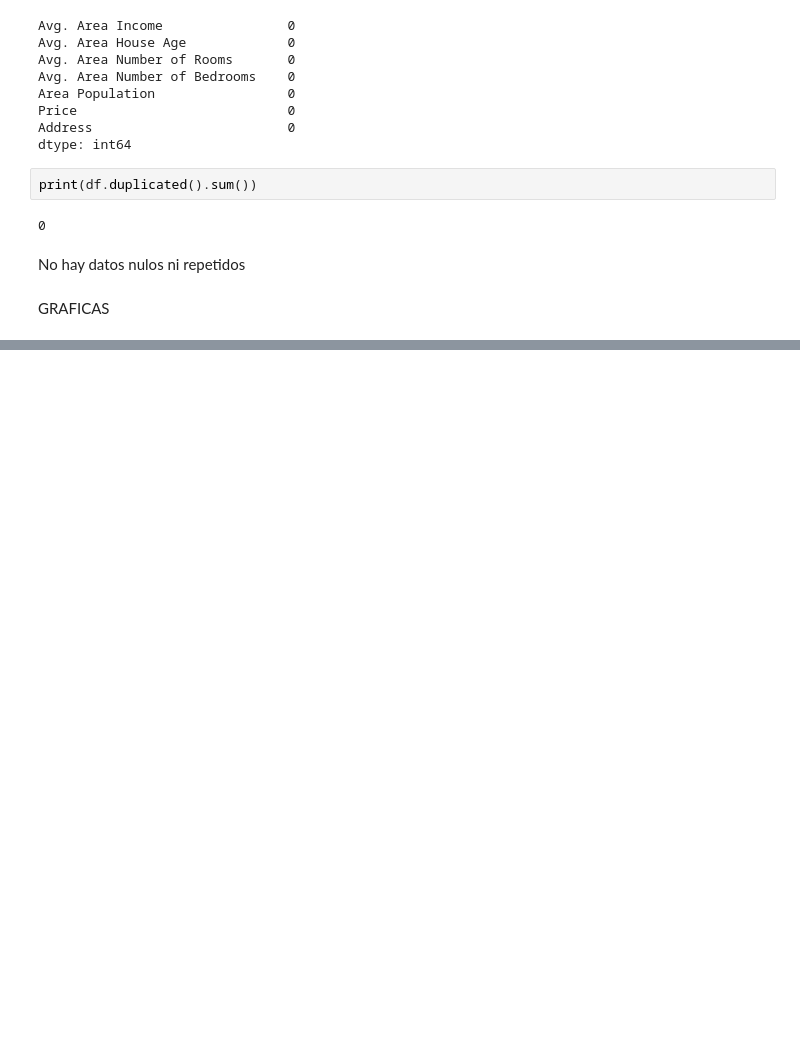
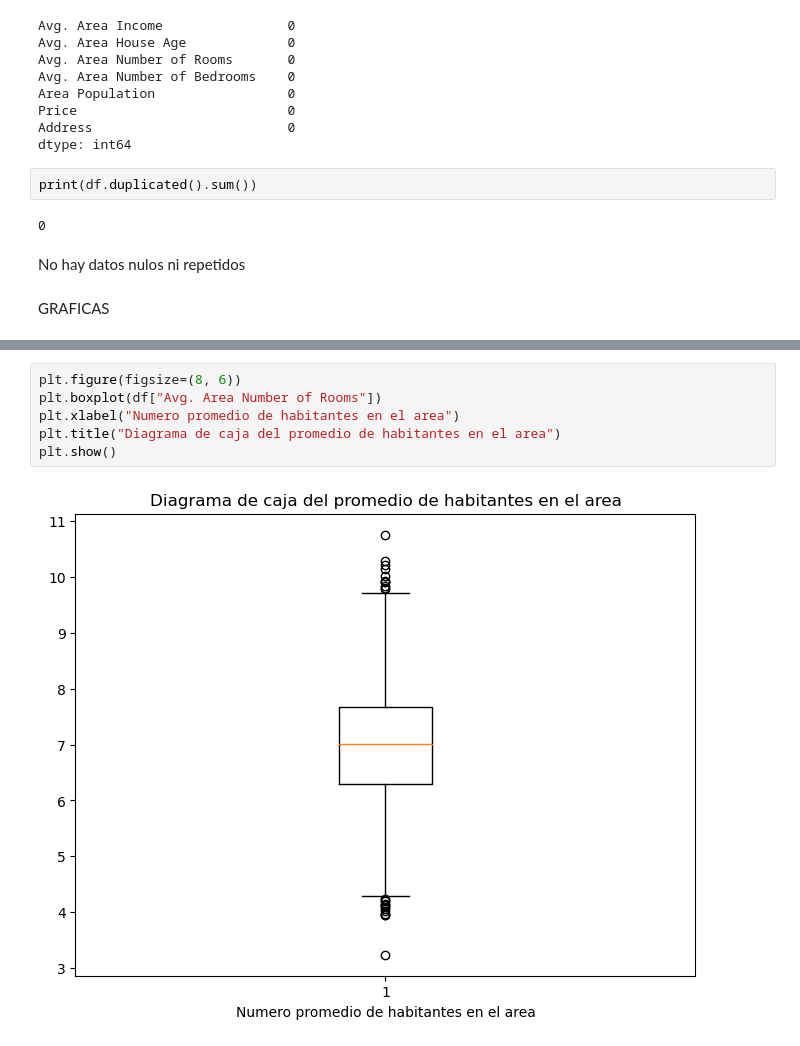
Before and after one commit to Asierjunquera1/USA_Housing, a Jupyter notebook: usa_housing.ipynb, the cells around one changed output, grey strips where cells are left out. Drawn from its saved outputs; the diff is of its cells as text; blank space fills up the shorter version.

```diff
--- a/usa_housing.ipynb
+++ b/usa_housing.ipynb
@@ -59 +57,9 @@ plt.plot()
 [figure]
+# %%
+plt.figure(figsize=(8, 6))
+plt.boxplot(df["Avg. Area Number of Rooms"])
+plt.xlabel("Numero promedio de habitantes en el area")
+plt.title("Diagrama de caja del promedio de habitantes en el area")
+plt.show()
+# %% [output]
+[figure, added]
```
Also changed, not shown: parts of 2 cells of this notebook.
